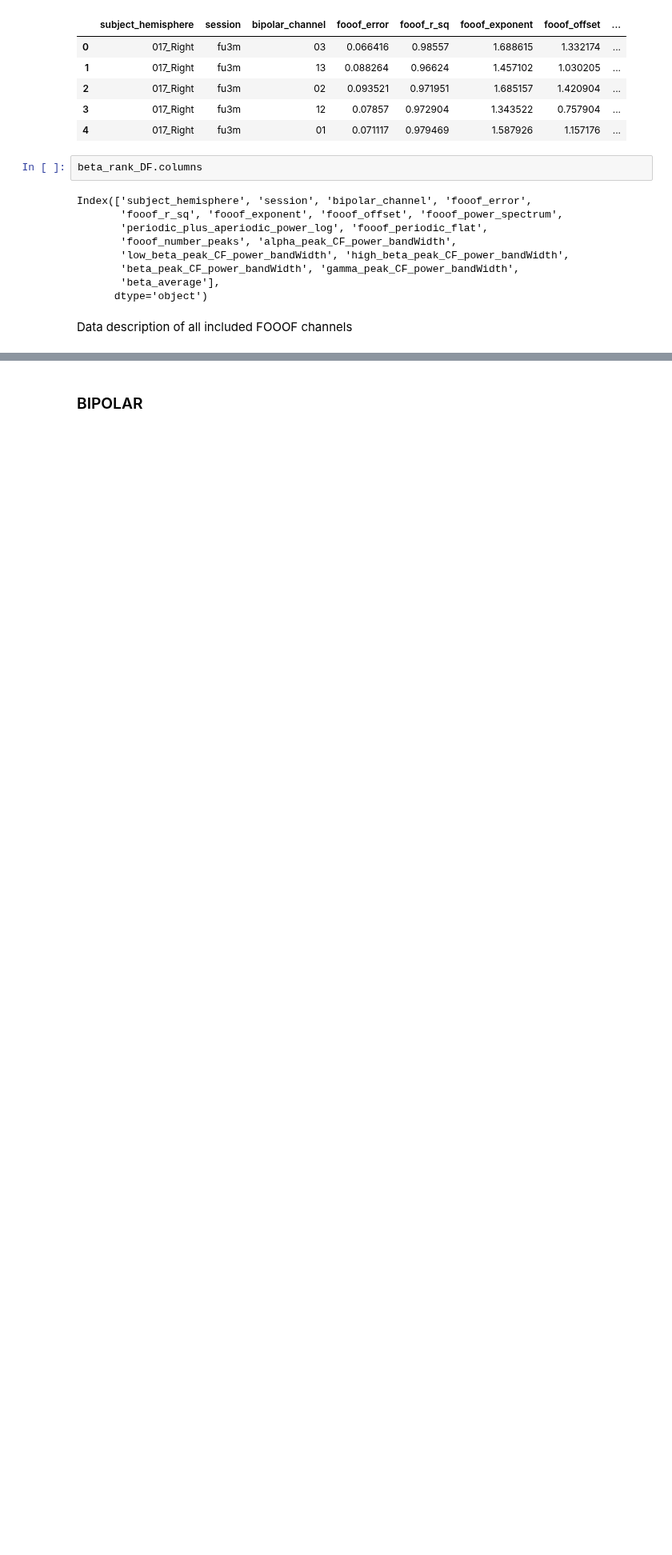
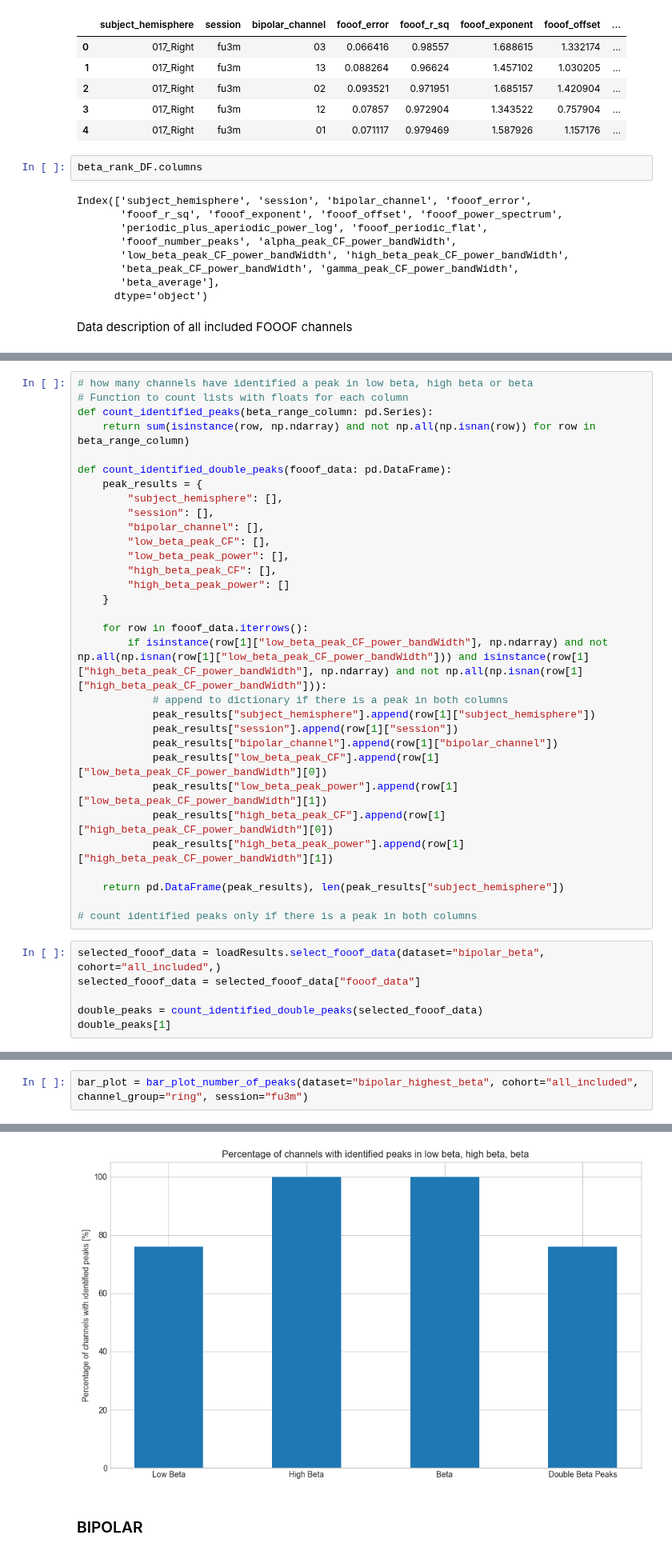
Before and after one commit to JKBehnke/BetaSenSightLongterm, a Jupyter notebook: notebooks/revision_dataset.ipynb, the cells around one changed output, grey strips where cells are left out. Shown at 80% size. Drawn from its saved outputs; the diff is of its cells as text; blank space fills up the shorter version.

```diff
--- a/notebooks/revision_dataset.ipynb
+++ b/notebooks/revision_dataset.ipynb
@@ -301,0 +285,37 @@ FOOOF r squared sem: 0.0004921013459795417
+# %%
+# how many channels have identified a peak in low beta, high beta or beta
+# Function to count lists with floats for each column
+def count_identified_peaks(beta_range_column: pd.Series):
+    return sum(isinstance(row, np.ndarray) and not np.all(np.isnan(row)) for row in beta_range_column)
+
+def count_identified_double_peaks(fooof_data: pd.DataFrame):
+    peak_results = {
+        "subject_hemisphere": [],
+        "session": [],
+        "bipolar_channel": [],
+        "low_beta_peak_CF": [],
+        "low_beta_peak_power": [],
+        "high_beta_peak_CF": [],
+        "high_beta_peak_power": []
+    }
+
+    for row in fooof_data.iterrows():
+        if isinstance(row[1]["low_beta_peak_CF_power_bandWidth"], np.ndarray) and not np.all(np.isnan(row[1]["low_beta_peak_CF_power_bandWidth"])) and isinstance(row[1]["high_beta_peak_CF_power_bandWidth"], np.ndarray) and not np.all(np.isnan(row[1]["high_beta_peak_CF_power_bandWidth"])):
+            # append to dictionary if there is a peak in both columns
+            peak_results["subject_hemisphere"].append(row[1]["subject_hemisphere"])
+            peak_results["session"].append(row[1]["session"])
+            peak_results["bipolar_channel"].append(row[1]["bipolar_channel"])
+            peak_results["low_beta_peak_CF"].append(row[1]["low_beta_peak_CF_power_bandWidth"][0])
+            peak_results["low_beta_peak_power"].append(row[1]["low_beta_peak_CF_power_bandWidth"][1])
+            peak_results["high_beta_peak_CF"].append(row[1]["high_beta_peak_CF_power_bandWidth"][0])
+            peak_results["high_beta_peak_power"].append(row[1]["high_beta_peak_CF_power_bandWidth"][1])
+
+    return pd.DataFrame(peak_results), len(peak_results["subject_hemisphere"])
+
+# count identified peaks only if there is a peak in both columns
+# %%
+selected_fooof_data = loadResults.select_fooof_data(dataset="bipolar_beta", cohort="all_included",)
+selected_fooof_data = selected_fooof_data["fooof_data"]
+
+double_peaks = count_identified_double_peaks(selected_fooof_data)
+double_peaks[1]
@@ -301,0 +430,3 @@ FOOOF r squared sem: 0.0004921013459795417
+# %%
+bar_plot = bar_plot_number_of_peaks(dataset="bipolar_highest_beta", cohort="all_included", channel_group="ring", session="fu3m")
+# %% [output]
@@ -302,3 +442,4 @@ FOOOF r squared sem: 0.0004921013459795417
+[figure, added]
 # %% [markdown]
 ### BIPOLAR
 # %%
```
Also changed, not shown: parts of 27 cells of this notebook, 1 other file.
